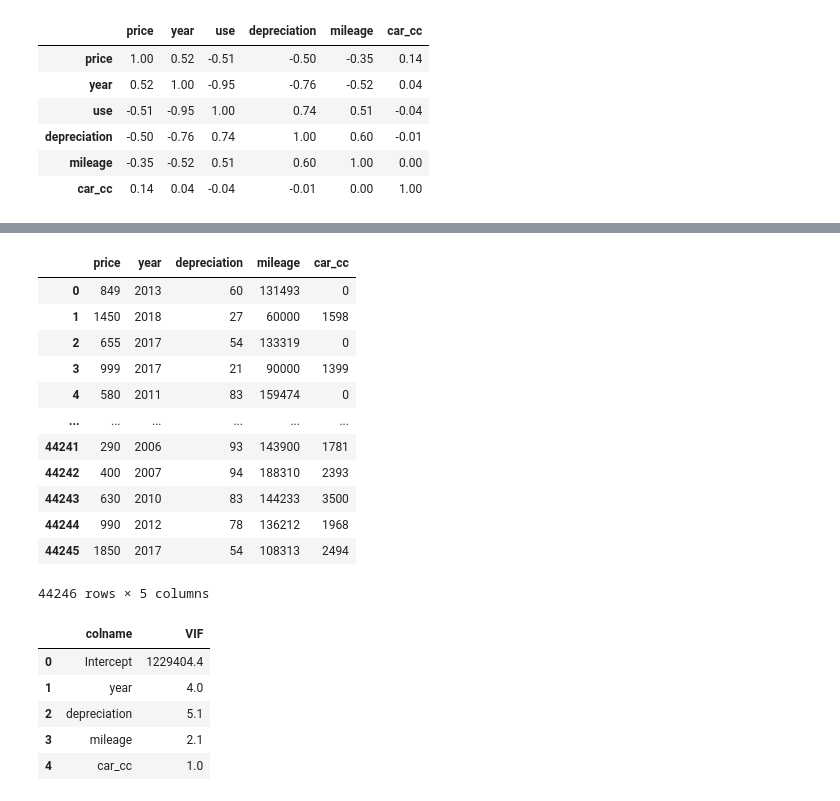
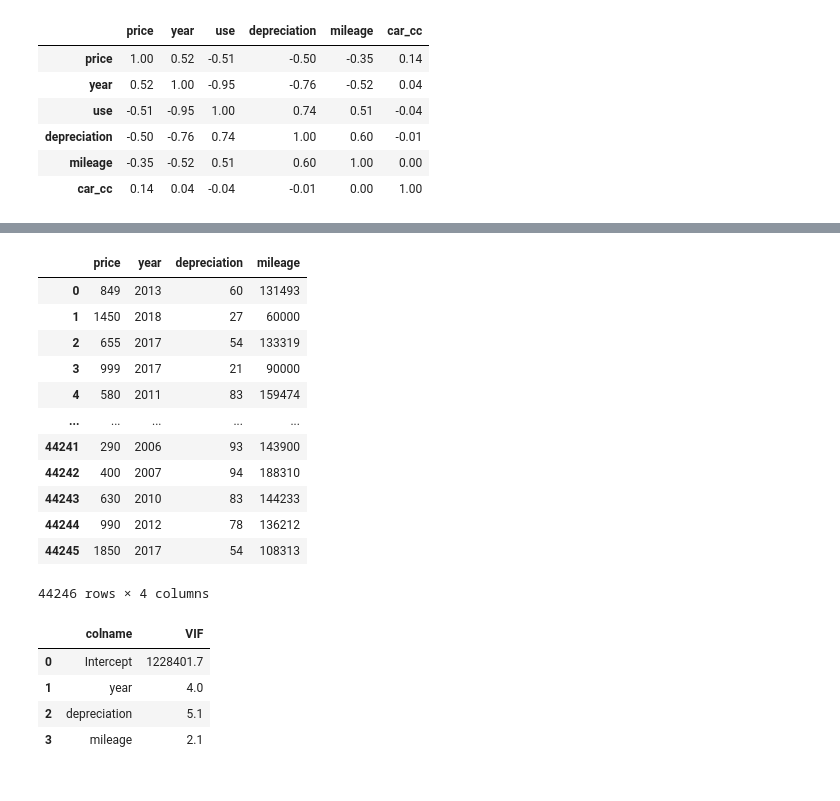
Before and after one commit to ethan528/Python, a Jupyter notebook: 중고차 시세 예측/중고차 가격예측.ipynb, the cells around one changed output, grey strips where cells are left out. Cells and saved outputs as stored; diff of their text form; code cells hidden in the pictures.

```diff
--- a/중고차 시세 예측/중고차 가격예측.ipynb
+++ b/중고차 시세 예측/중고차 가격예측.ipynb
@@ -121,22 +130,22 @@ df_vif
 # %%
 df_sub = pd.concat([df.loc[:, "price":"year"],
-df.loc[:, "depreciation":"car_cc"]],
+df.loc[:, "depreciation":"mileage"]],
 axis=1)
 df_sub
 # %% [output]
-|  | price | year | depreciation | mileage | car_cc |
-| 0 | 849 | 2013 | 60 | 131493 | 0 |
-| 1 | 1450 | 2018 | 27 | 60000 | 1598 |
-| 2 | 655 | 2017 | 54 | 133319 | 0 |
-| 3 | 999 | 2017 | 21 | 90000 | 1399 |
-| 4 | 580 | 2011 | 83 | 159474 | 0 |
-| ... | ... | ... | ... | ... | ... |
-| 44241 | 290 | 2006 | 93 | 143900 | 1781 |
-| 44242 | 400 | 2007 | 94 | 188310 | 2393 |
-| 44243 | 630 | 2010 | 83 | 144233 | 3500 |
-| 44244 | 990 | 2012 | 78 | 136212 | 1968 |
-| 44245 | 1850 | 2017 | 54 | 108313 | 2494 |
+|  | price | year | depreciation | mileage |
+| 0 | 849 | 2013 | 60 | 131493 |
+| 1 | 1450 | 2018 | 27 | 60000 |
+| 2 | 655 | 2017 | 54 | 133319 |
+| 3 | 999 | 2017 | 21 | 90000 |
+| 4 | 580 | 2011 | 83 | 159474 |
+| ... | ... | ... | ... | ... |
+| 44241 | 290 | 2006 | 93 | 143900 |
+| 44242 | 400 | 2007 | 94 | 188310 |
+| 44243 | 630 | 2010 | 83 | 144233 |
+| 44244 | 990 | 2012 | 78 | 136212 |
+| 44245 | 1850 | 2017 | 54 | 108313 |
-44246 rows × 5 columns
+44246 rows × 4 columns
 # %%
 folmula = "price ~ " + "+".join(df_sub.columns[1:])
 y, X = dmatrices(folmula, data = df_sub, return_type='dataframe')
@@ -146,11 +155,10 @@ df_vif["VIF"] = [vif(X.values, i).round(1) for i in range(X.shape[1])]
 df_vif
 # %% [output]
 |  | colname | VIF |
-| 0 | Intercept | 1229404.4 |
+| 0 | Intercept | 1228401.7 |
 | 1 | year | 4.0 |
 | 2 | depreciation | 5.1 |
 | 3 | mileage | 2.1 |
-| 4 | car_cc | 1.0 |
 # %%
 from statsmodels.formula.api import ols
 
```
Also changed, not shown: parts of 27 cells of this notebook, 2 other files.
